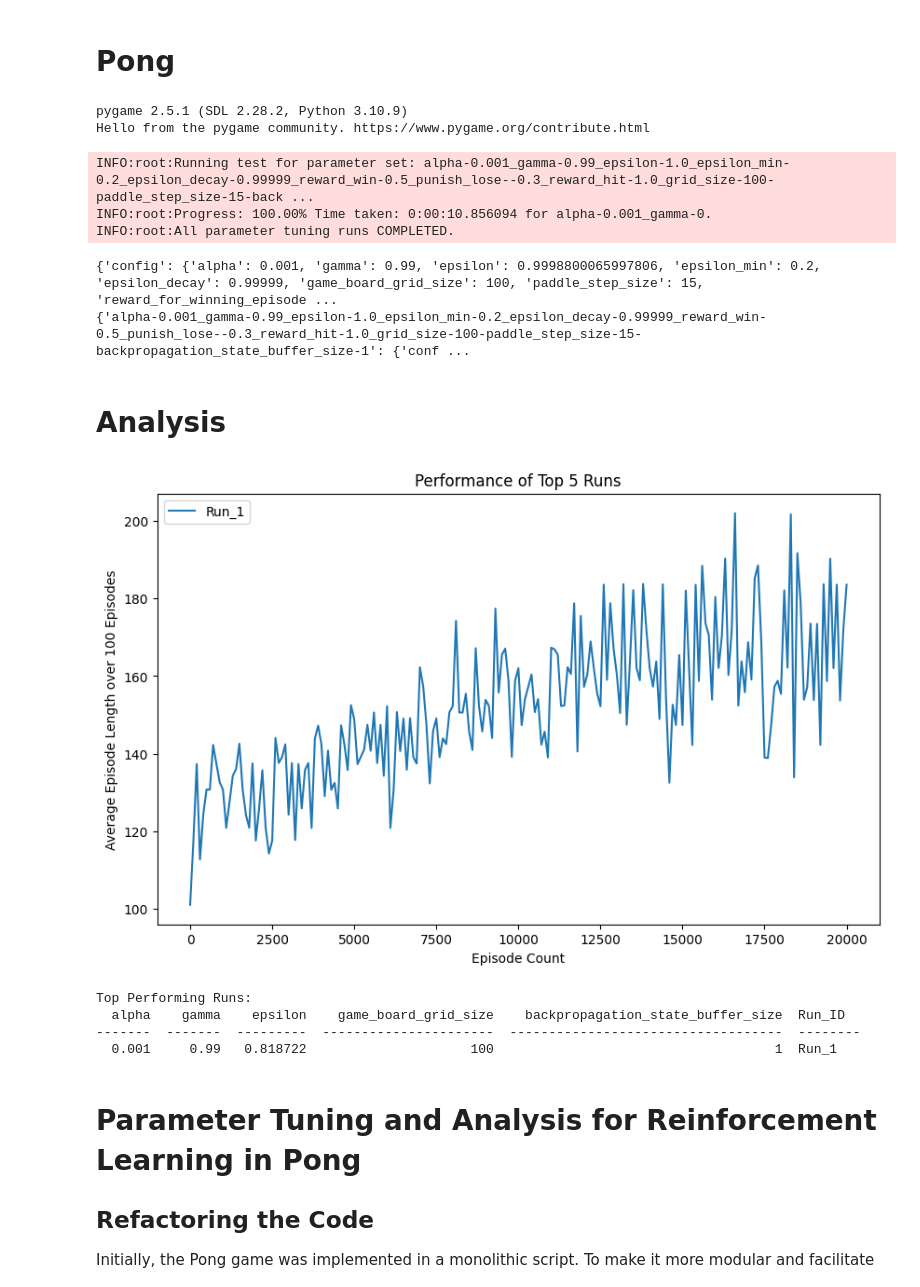
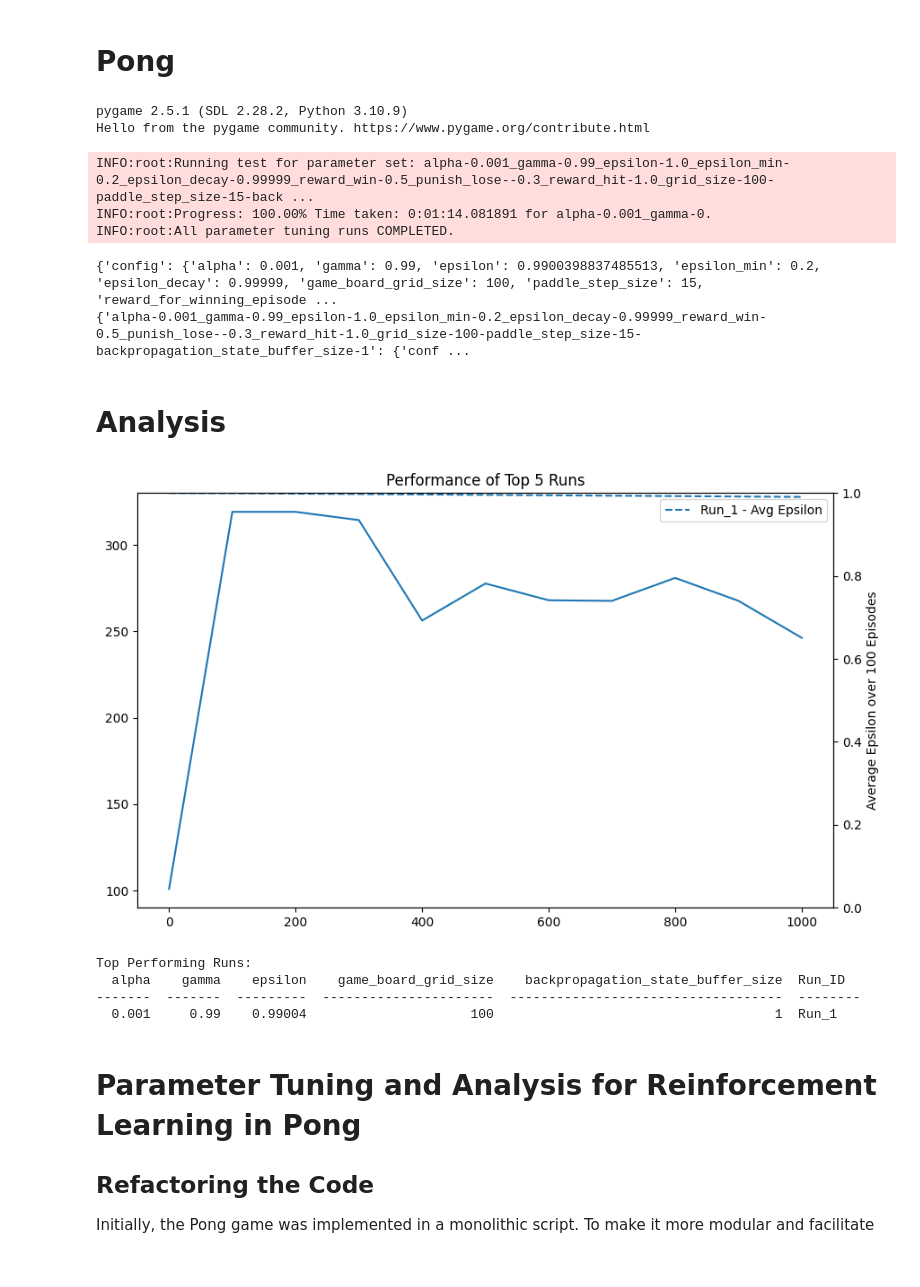
Before and after one commit to joereger/AI-PongReinforcementLearning, a Jupyter notebook: Teaching AI to Play Pong with PyTorch Neural Net.ipynb, the cells around one changed output. Cells and saved outputs as stored; diff of their text form; code cells hidden in the pictures.

Commit message:
plotting epsilon; adjusting gamma; adjusting reward for proximity

```diff
--- a/Teaching AI to Play Pong with PyTorch Neural Net.ipynb
+++ b/Teaching AI to Play Pong with PyTorch Neural Net.ipynb
@@ -293,7 +293,7 @@ def play_de_game(episodes_to_run, update_screen, alpha, gamma, epsilon, epsilon_
 
         # Check if left state has changed or reward was applied
         proximity_min_reward = 0.0001
-        proximity_max_reward = 0.2
+        proximity_max_reward = 1.0
         if new_state_left != state_left or reward_left != 0:
             # Proximity rewards, for getting the paddle close to
             paddle_center_y_left = discretize_paddle_step(left_paddle_pos[1], paddle_step_size) + paddle_height / 2
@@ -408,8 +408,8 @@ paddle_width, paddle_height = 20, 100
 ball_radius = 15
 
 # Define ranges and step sizes for key parameters
-alpha_range = [0.001] # [0.1, 0.15, 0.2] If α is 1, I consider only the most recent information. If α is 0, I learn nothing and stick to my prior knowledge.
-gamma_range = [0.99] # [0.9, 0.95, 0.99] If γ is close to 1, I will consider future rewards with greater weight, making me more strategic but potentially slower to train.
+alpha_range = [0.15] # [0.1, 0.15, 0.2] If α is 1, I consider only the most recent information. If α is 0, I learn nothing and stick to my prior knowledge.
+gamma_range = [0.8] # [0.9, 0.95, 0.99] If γ is close to 1, I will consider future rewards with greater weight, making me more strategic but potentially slower to train.
 epsilon_range = [1.0] # [0.8, 0.9, 1.0]
 epsilon_min_range = [0.2] # [0.05, 0.1, 0.15]
 epsilon_decay_range = [0.99999] # [0.995, 0.999, 0.9999]
@@ -425,8 +425,8 @@ total_runs = len(alpha_range) * len(gamma_range) * len(epsilon_range) * len(epsi
 completed_runs = 0
 
 #Constants
-DATA_FILE_PREFIX = 'v51-PyTorch-'
-update_screen = True
+DATA_FILE_PREFIX = 'v52-PyTorch-'
+update_screen = False
 save_models = True
 
 # Nested loops to iterate through each parameter combination
@@ -451,7 +451,7 @@ for alpha in alpha_range:
                                             start_time = datetime.datetime.now()
 
                                             # Run the game with the current parameter combination
-                                            episodes_to_run = 20000
+                                            episodes_to_run = 1000
                                             results, user_quit, left_agent_model = play_de_game(episodes_to_run, update_screen, alpha, gamma, epsilon, epsilon_min, epsilon_decay, game_board_grid_size, paddle_step_size, reward_for_winning_episode, punishment_for_losing_episode, reward_for_hitting_ball, width, height, backpropagation_state_buffer_size)
 
                                             # Store the results in the all_results dictionary
@@ -503,9 +503,9 @@ pygame.quit()
 pygame 2.5.1 (SDL 2.28.2, Python 3.10.9)
 Hello from the pygame community. https://www.pygame.org/contribute.html
 INFO:root:Running test for parameter set: alpha-0.001_gamma-0.99_epsilon-1.0_epsilon_min-0.2_epsilon_decay-0.99999_reward_win-0.5_punish_lose--0.3_reward_hit-1.0_grid_size-100-paddle_step_size-15-back ...
-INFO:root:Progress: 100.00% Time taken: 0:00:10.856094 for alpha-0.001_gamma-0.
+INFO:root:Progress: 100.00% Time taken: 0:01:14.081891 for alpha-0.001_gamma-0.
 INFO:root:All parameter tuning runs COMPLETED.
-{'config': {'alpha': 0.001, 'gamma': 0.99, 'epsilon': 0.9998800065997806, 'epsilon_min': 0.2, 'epsilon_decay': 0.99999, 'game_board_grid_size': 100, 'paddle_step_size': 15, 'reward_for_winning_episode ...
+{'config': {'alpha': 0.001, 'gamma': 0.99, 'epsilon': 0.9900398837485513, 'epsilon_min': 0.2, 'epsilon_decay': 0.99999, 'game_board_grid_size': 100, 'paddle_step_size': 15, 'reward_for_winning_episode ...
 {'alpha-0.001_gamma-0.99_epsilon-1.0_epsilon_min-0.2_epsilon_decay-0.99999_reward_win-0.5_punish_lose--0.3_reward_hit-1.0_grid_size-100-paddle_step_size-15-backpropagation_state_buffer_size-1': {'conf ...
 # %% [markdown]
 # Analysis
@@ -516,7 +516,7 @@ from tabulate import tabulate
 import matplotlib.pyplot as plt
 
 # Load the data from the pickle file
-with open("data/v51-PyTorch-ParamTest-All-Results.pkl", "rb") as f:
+with open("data/v52-PyTorch-ParamTest-All-Results.pkl", "rb") as f:
     all_results = pickle.load(f)
 
 # Initialize empty lists to store config and metrics data
@@ -551,46 +551,60 @@ top_5_runs = sorted_df.head(5)
 
 # Create a new figure for the plot
 plt.figure(figsize=(10, 6))
 
 # Initialize lists to store config and metrics for text summary
 config_list = []
 metrics_list = []
 
 # Loop through the top 5 runs to plot and collect summaries
 for index, row in top_5_runs.iterrows():
     # Extract the config and metrics for this run
     config = row[['alpha', 'gamma', 'epsilon', 'game_board_grid_size', 'backpropagation_state_buffer_size']]
-    metrics = row['KR_avg_episode_length_every_100_episodes']
+    metrics_length = row['KR_avg_episode_length_every_100_episodes']
+    metrics_epsilon = row['KR_avg_epsilon_every_100_episodes']  # Assuming this key exists
 
     # Generate a short identifier for the run
     short_id = f"Run_{index+1}"
 
-    # Plotting
-    plt.plot(list(metrics.keys()), list(metrics.values()), label=short_id)
+    # Plotting episode length
+    plt.plot(list(metrics_length.keys()), list(metrics_length.values()), label=f"{short_id} - Episode Length")
+
+    # Create a secondary y-axis for the average epsilon values
+    ax2 = plt.gca().twinx()
+
+    # Plotting average epsilon on the secondary y-axis
+    ax2.plot(list(metrics_epsilon.keys()), list(metrics_epsilon.values()), linestyle='--', label=f"{short_id} - Avg Epsilon")
 
     # Collect data for Text Summary
     config['Run_ID'] = short_id
     config_list.append(config)
-    metrics_list.append({"Run_ID": short_id, "Last_Avg_Ep_Length": list(metrics.values())[-1]})
+    metrics_list.append({"Run_ID": short_id, "Last_Avg_Ep_Length": list(metrics_length.values())[-1]})
 
-# Add legend to the plot
-plt.legend()
+# Add legend and labels to the primary y-axis
+plt.legend(loc='upper left')
 plt.xlabel('Episode Count')
 plt.ylabel('Average Episode Length over 100 Episodes')
 plt.title("Performance of Top 5 Runs")
+
+# Add legend and labels to the secondary y-axis
+ax2.legend(loc='upper right')
+ax2.set_ylabel('Average Epsilon over 100 Episodes')
+
+# Set the limits for the secondary y-axis
+ax2.set_ylim([0, 1])
+
+# Show the plot
 plt.show()
 
 # Print out the text summaries
 print("Top Performing Runs:")
 print(tabulate(config_list, headers="keys"))
-#print("Metrics:")
-#print(tabulate(metrics_list, headers="keys"))
 # %% [output]
-[figure, old version]
+[figure, new version]
 Top Performing Runs:
   alpha    gamma    epsilon    game_board_grid_size    backpropagation_state_buffer_size  Run_ID
 -------  -------  ---------  ----------------------  -----------------------------------  --------
-  0.001     0.99   0.818722                     100                                    1  Run_1
+  0.001     0.99    0.99004                     100                                    1  Run_1
 # %% [markdown]
 # Parameter Tuning and Analysis for Reinforcement Learning in Pong
 
```
